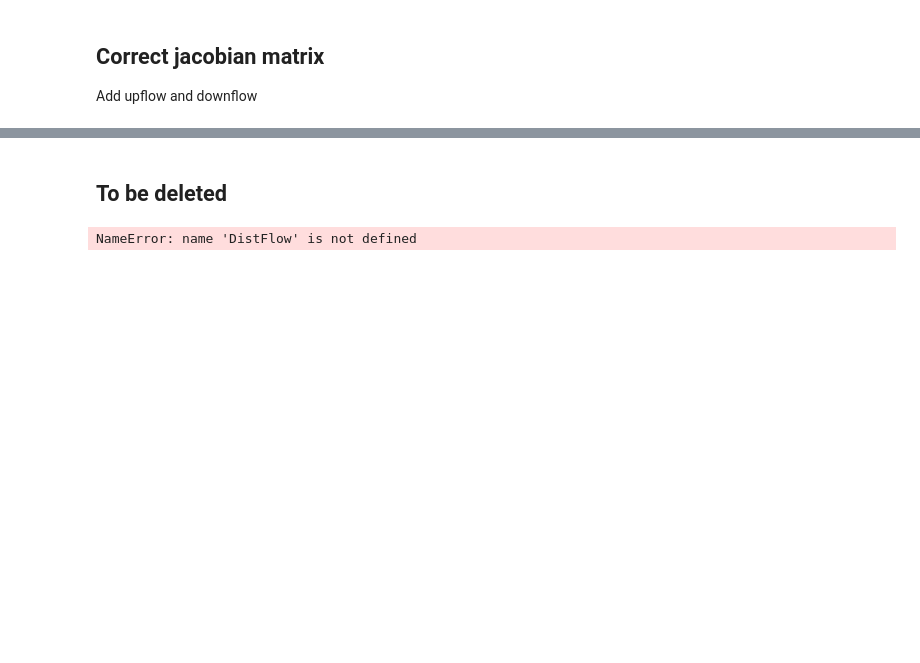
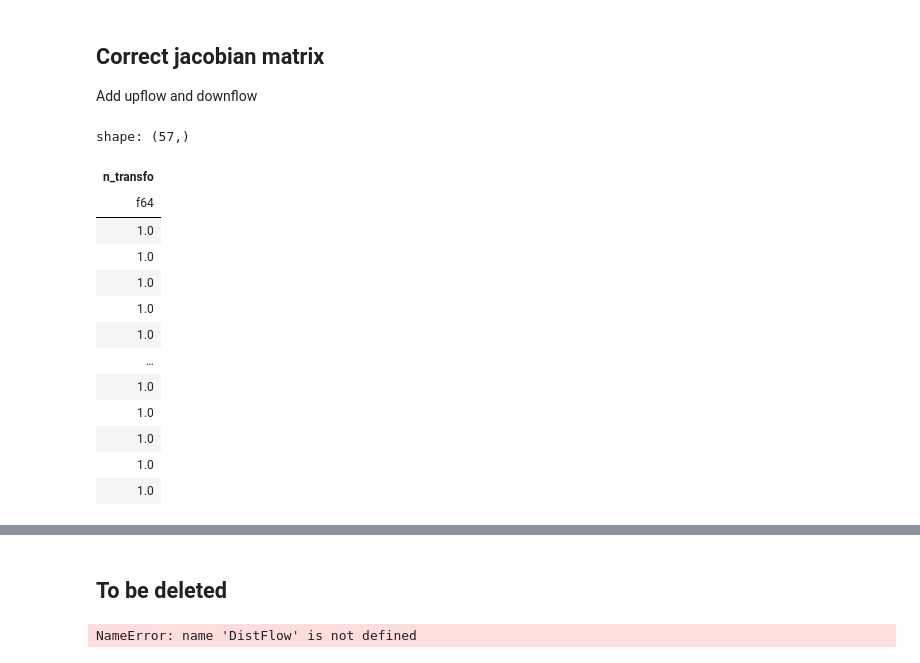
Before and after one commit to heig-vd-ie/distflow-state-estimation, a Jupyter notebook: script/distflow_pp_comparaison.ipynb, the cells around one changed output, grey strips where cells are left out. Cells and saved outputs as stored; diff of their text form; code cells hidden in the pictures; blank space fills up the shorter version.

```diff
--- a/script/distflow_pp_comparaison.ipynb
+++ b/script/distflow_pp_comparaison.ipynb
@@ -307,0 +339,17 @@ edge_data: pt.DataFrame = distflow_schema.edge_data
+# %%
+edge_data["n_transfo"].pow(2)
+# %% [output]
+shape: (57,)
+| n_transfo |
+| f64 |
+| 1.0 |
+| 1.0 |
+| 1.0 |
+| 1.0 |
+| 1.0 |
+| … |
+| 1.0 |
+| 1.0 |
+| 1.0 |
+| 1.0 |
+| 1.0 |
```
Also changed, not shown: parts of 12 cells of this notebook, 7 other files.
